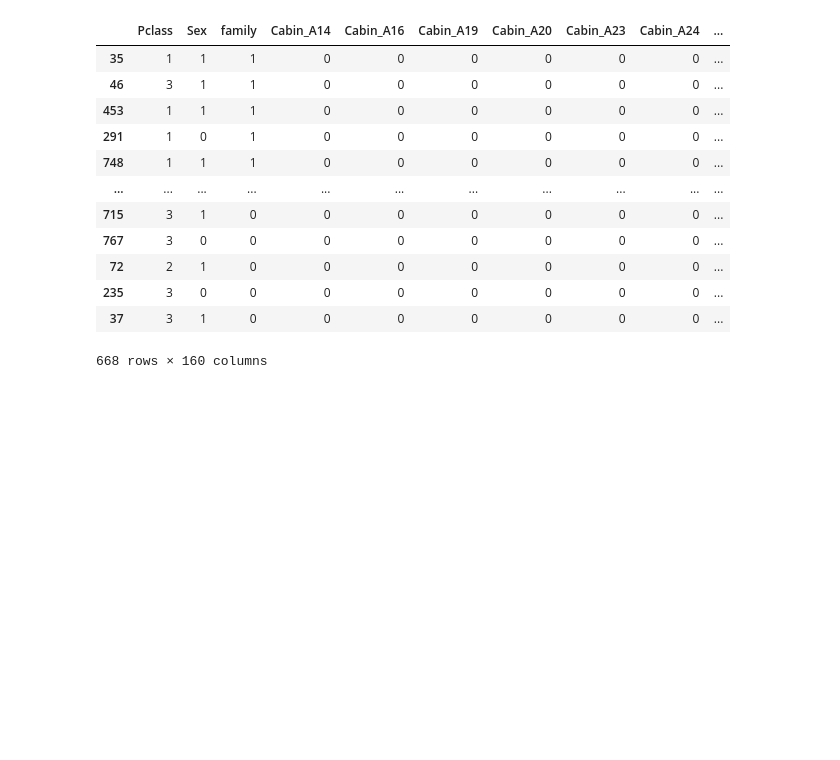
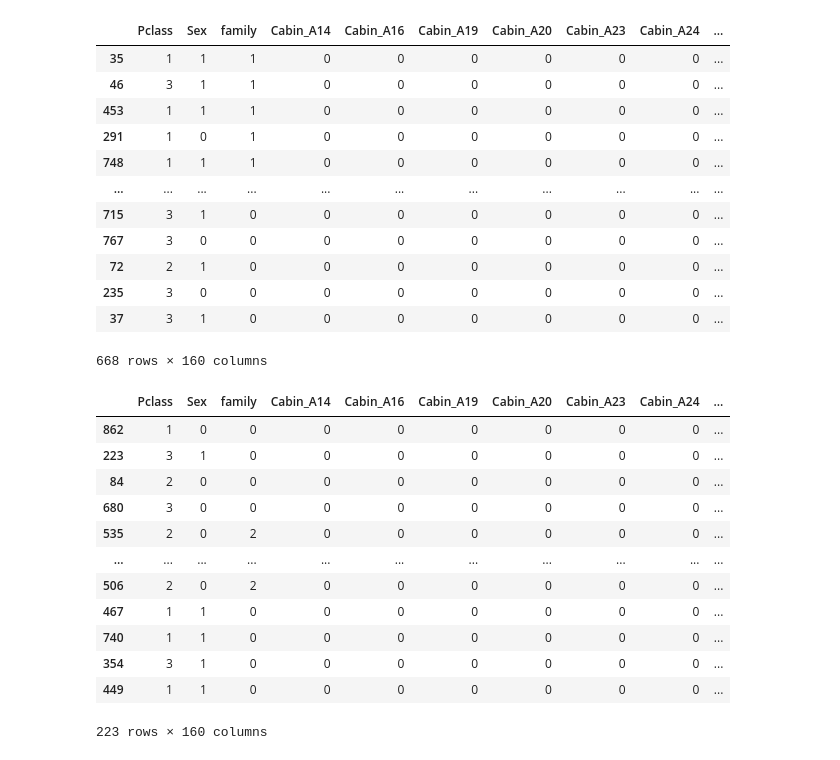
Before and after one commit to sairohithpasham/AIandML, a Jupyter notebook: (19-06-2020).ipynb, the cells around one changed output. Saved outputs shown, nothing was run; the diff lists cells and outputs as text; code cells hidden in the pictures; blank space fills up the shorter version.

```diff
--- a/(19-06-2020).ipynb
+++ b/(19-06-2020).ipynb
@@ -377,3 +361,19 @@ X_train
 | 235 | 3 | 0 | 0 | 0 | 0 | 0 | 0 | 0 | 0 | ... |
 | 37 | 3 | 1 | 0 | 0 | 0 | 0 | 0 | 0 | 0 | ... |
 668 rows × 160 columns
+# %%
+X_test
+# %% [output]
+|  | Pclass | Sex | family | Cabin_A14 | Cabin_A16 | Cabin_A19 | Cabin_A20 | Cabin_A23 | Cabin_A24 | ... |
+| 862 | 1 | 0 | 0 | 0 | 0 | 0 | 0 | 0 | 0 | ... |
+| 223 | 3 | 1 | 0 | 0 | 0 | 0 | 0 | 0 | 0 | ... |
+| 84 | 2 | 0 | 0 | 0 | 0 | 0 | 0 | 0 | 0 | ... |
+| 680 | 3 | 0 | 0 | 0 | 0 | 0 | 0 | 0 | 0 | ... |
+| 535 | 2 | 0 | 2 | 0 | 0 | 0 | 0 | 0 | 0 | ... |
+| ... | ... | ... | ... | ... | ... | ... | ... | ... | ... | ... |
+| 506 | 2 | 0 | 2 | 0 | 0 | 0 | 0 | 0 | 0 | ... |
+| 467 | 1 | 1 | 0 | 0 | 0 | 0 | 0 | 0 | 0 | ... |
+| 740 | 1 | 1 | 0 | 0 | 0 | 0 | 0 | 0 | 0 | ... |
+| 354 | 3 | 1 | 0 | 0 | 0 | 0 | 0 | 0 | 0 | ... |
+| 449 | 1 | 1 | 0 | 0 | 0 | 0 | 0 | 0 | 0 | ... |
+223 rows × 160 columns
```
Also changed, not shown: parts of 19 cells of this notebook.
